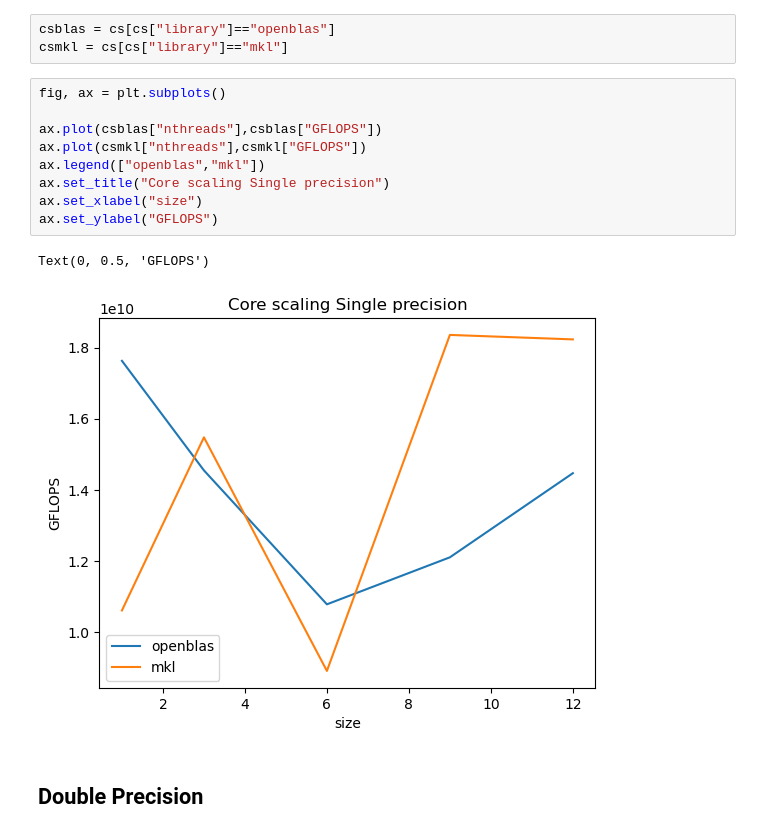
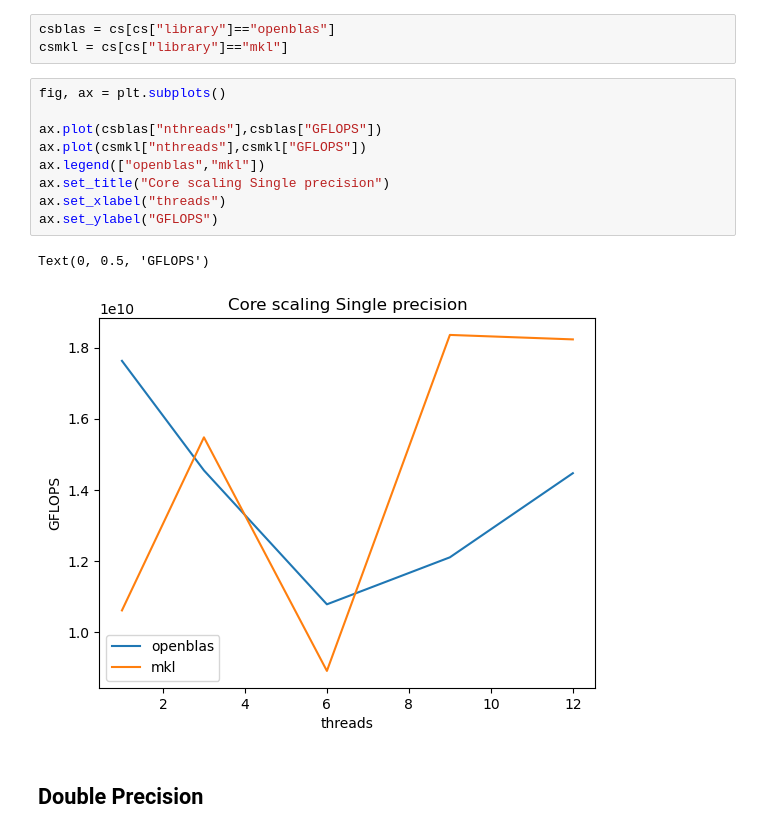
Before and after one commit to Poffix-github/FHPC_exam_project, a Jupyter notebook: exercise_2/plots.ipynb, the cells around one changed output. Saved outputs shown, nothing was run; the diff lists cells and outputs as text.

```diff
--- a/exercise_2/plots.ipynb
+++ b/exercise_2/plots.ipynb
@@ -180,15 +180,15 @@ csmkl = cs[cs["library"]=="mkl"]
 # %%
 fig, ax = plt.subplots()
 
 ax.plot(csblas["nthreads"],csblas["GFLOPS"])
 ax.plot(csmkl["nthreads"],csmkl["GFLOPS"])
 ax.legend(["openblas","mkl"])
 ax.set_title("Core scaling Single precision")
-ax.set_xlabel("size")
+ax.set_xlabel("threads")
 ax.set_ylabel("GFLOPS")
 # %% [output]
 Text(0, 0.5, 'GFLOPS')
-[figure, old version]
+[figure, new version]
 # %% [markdown]
 ## Double Precision
 # %%
```
